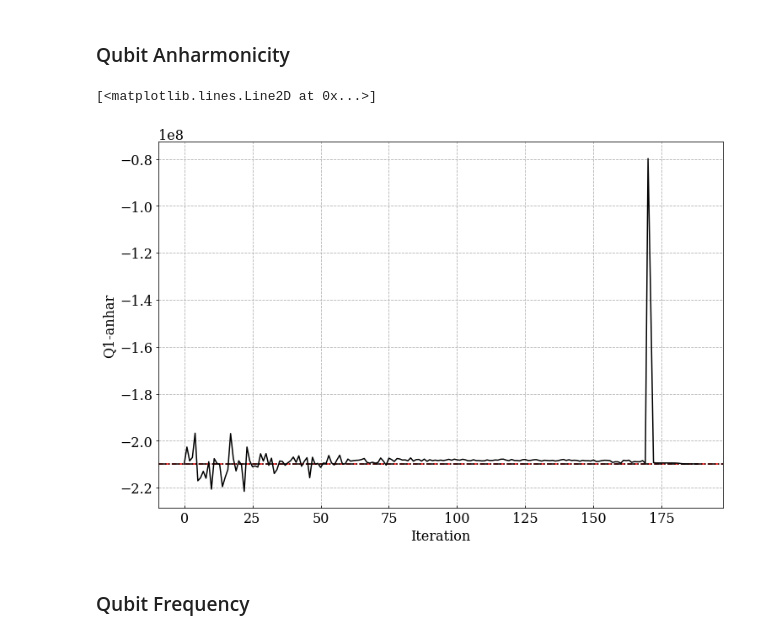
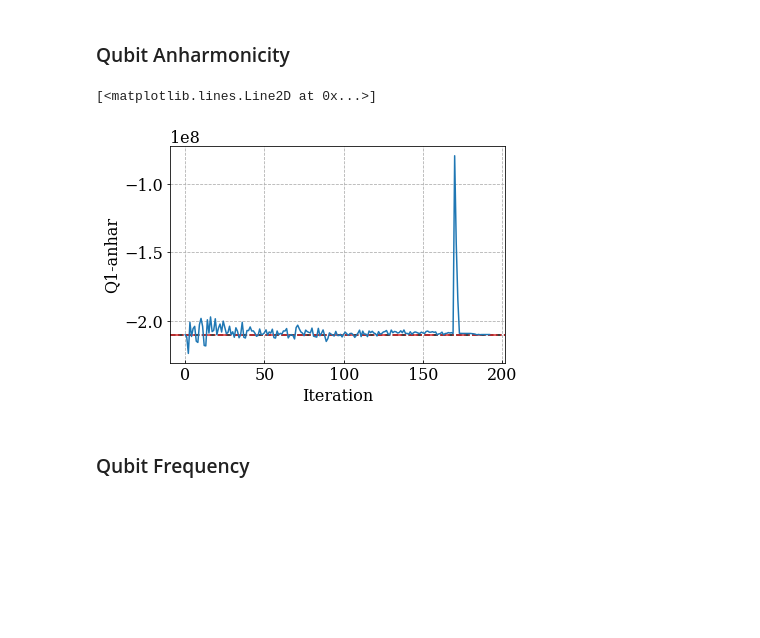
Before and after one commit to q-optimize/c3, a Jupyter notebook: examples/Full_loop_single_qubit.ipynb, the cells around one changed output. Saved outputs shown, nothing was run; the diff lists cells and outputs as text; code cells hidden in the pictures; blank space fills up the shorter version.

```diff
--- a/examples/Full_loop_single_qubit.ipynb
+++ b/examples/Full_loop_single_qubit.ipynb
@@ -943,17 +931,16 @@ rcParams["font.family"] = "serif"
 # %%
 plot_item = "Q1-anhar"
 true_value = -210e6
 
-fig = plt.figure(figsize=(12, 8))
-ax = fig.add_subplot(111)
+fig, ax = plt.subplots(1)
 ax.set_xlabel("Iteration")
 ax.set_ylabel(plot_item)
-ax.axhline(y=true_value, color="red", linestyle="--")
-ax.axhline(y=best_point_dict[plot_item], color="black", linestyle="-.")
-ax.plot(data_df[plot_item])
+ax.axhline(y=true_value, color="black", linestyle="--")
+ax.axhline(y=best_point_dict[plot_item], color="tab:red", linestyle="-.")
+ax.plot(data_df[plot_item], color="tab:blue")
 # %% [output]
 [<matplotlib.lines.Line2D at 0x...>]
-[figure, old version]
+[figure, new version]
 # %% [markdown]
 ### Qubit Frequency
 # %%
```
Also changed, not shown: parts of 18 cells of this notebook.
